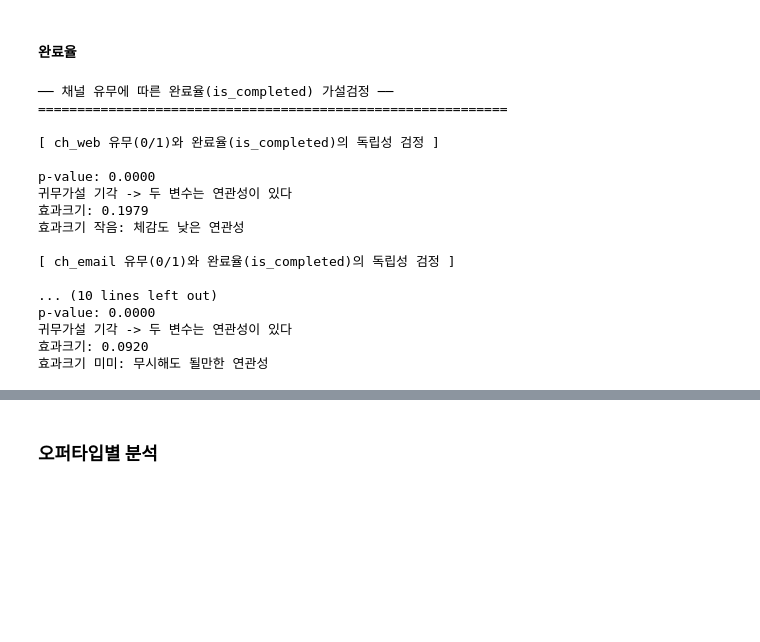
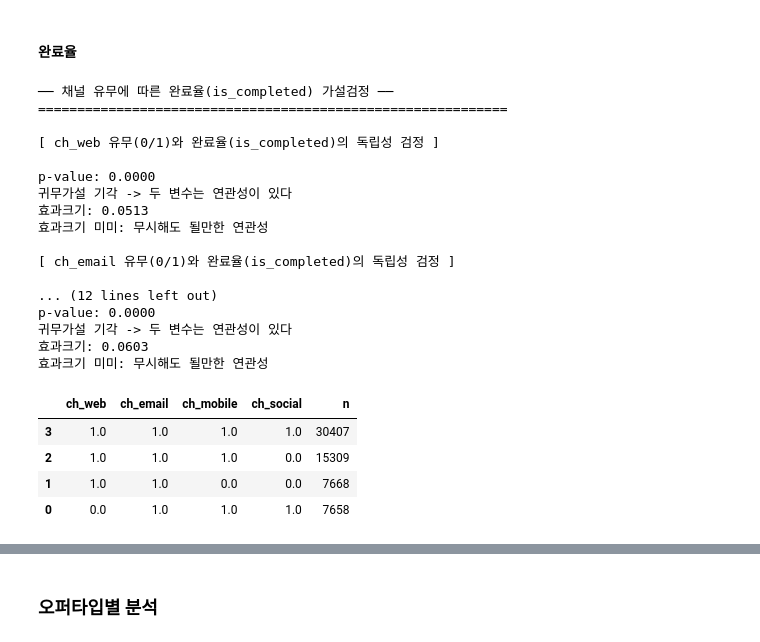
Before and after one commit to rladbstj56/practice_project, a Jupyter notebook: Myun_EDA/03_analysis_final.ipynb, the cells around one changed output, grey strips where cells are left out. Drawn from its saved outputs; the diff is of its cells as text; code cells hidden in the pictures; blank space fills up the shorter version.

```diff
--- a/Myun_EDA/03_analysis_final.ipynb
+++ b/Myun_EDA/03_analysis_final.ipynb
@@ -918,7 +922,7 @@ print("=" * 60)
 
 for ch in channels:
     print(f"\n[ {ch} 유무(0/1)와 완료율(is_completed)의 독립성 검정 ]")
-    ct = pd.crosstab(df[ch], df['is_completed'])
+    ct = pd.crosstab(df2[ch], df2['is_completed'])
     chi2(ct)
 # %% [output]
 ── 채널 유무에 따른 완료율(is_completed) 가설검정 ──
@@ -928,15 +932,15 @@ for ch in channels:
 
 p-value: 0.0000
 귀무가설 기각 -> 두 변수는 연관성이 있다
-효과크기: 0.1979
-효과크기 작음: 체감도 낮은 연관성
+효과크기: 0.0513
+효과크기 미미: 무시해도 될만한 연관성
 
 [ ch_email 유무(0/1)와 완료율(is_completed)의 독립성 검정 ]
 
-... (10 lines left out)
+... (12 lines left out)
 p-value: 0.0000
 귀무가설 기각 -> 두 변수는 연관성이 있다
-효과크기: 0.0920
+효과크기: 0.0603
 효과크기 미미: 무시해도 될만한 연관성
 # %%
 # ── 채널 유무에 따른 완료율(is_completed) 가설검정 ──
@@ -945,0 +975,10 @@ p-value: 0.0000
+# %%
+# 오퍼별 채널 조합 분포
+combination = df2.groupby(channels).size().reset_index(name='n').sort_values('n', ascending=False)
+display(combination)
+# %% [output]
+|  | ch_web | ch_email | ch_mobile | ch_social | n |
+| 3 | 1.0 | 1.0 | 1.0 | 1.0 | 30407 |
+| 2 | 1.0 | 1.0 | 1.0 | 0.0 | 15309 |
+| 1 | 1.0 | 1.0 | 0.0 | 0.0 | 7668 |
+| 0 | 0.0 | 1.0 | 1.0 | 1.0 | 7658 |
```
Also changed, not shown: parts of 5 cells of this notebook.
